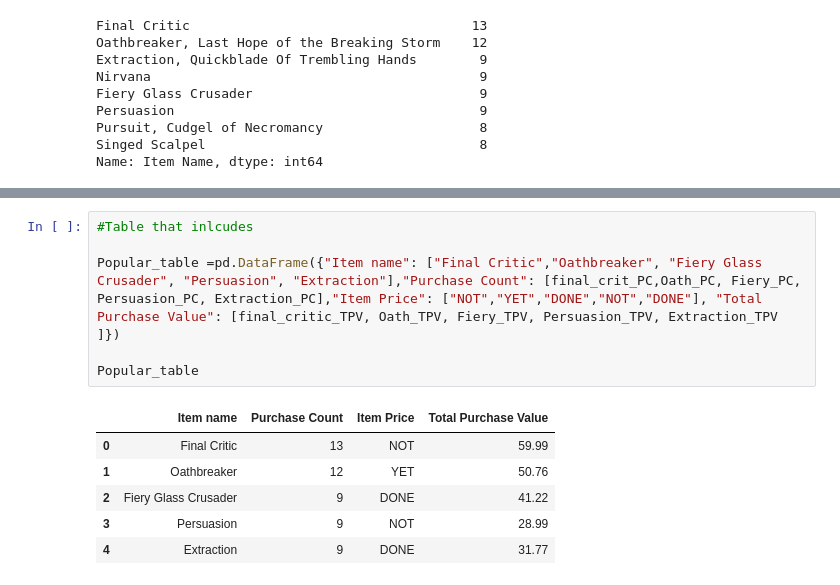
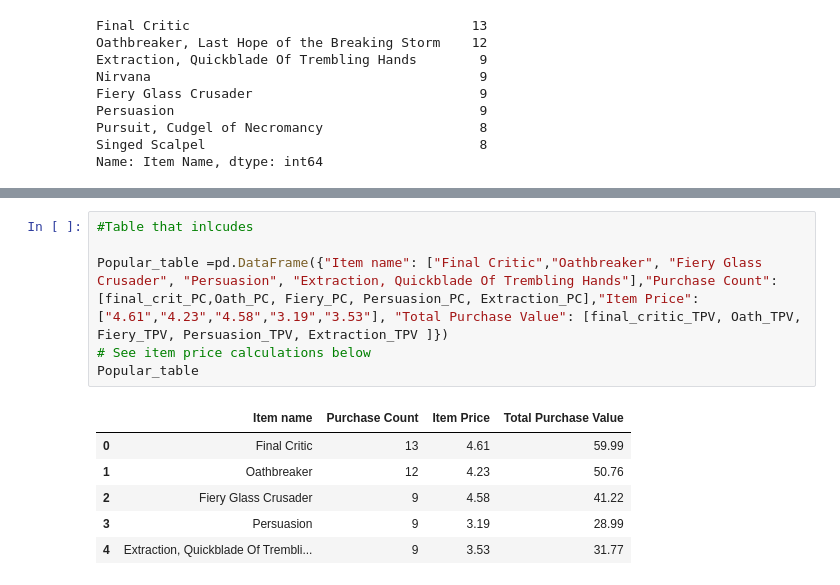
Before and after one commit to Rob397/pandas-challenge, a Jupyter notebook: HeroesOfPymoli/HeroesOfPymoli.ipynb, the cells around one changed output, grey strips where cells are left out. Cells and saved outputs as stored; diff of their text form.

Commit message:
Update HeroesOfPymoli.ipynb
Final table

```diff
--- a/HeroesOfPymoli/HeroesOfPymoli.ipynb
+++ b/HeroesOfPymoli/HeroesOfPymoli.ipynb
@@ -467,13 +479,13 @@ final_critic_IP = final_crit["Price"]
 # %%
 #Table that inlcudes
 
-Popular_table =pd.DataFrame({"Item name": ["Final Critic","Oathbreaker", "Fiery Glass Crusader", "Persuasion", "Extraction"],"Purchase Count": [final_crit_PC,Oath_PC, Fiery_PC, Persuasion_PC, Extraction_PC],"Item Price": ["NOT","YET","DONE","NOT","DONE"], "Total Purchase Value": [final_critic_TPV, Oath_TPV, Fiery_TPV, Persuasion_TPV, Extraction_TPV ]})
-
+Popular_table =pd.DataFrame({"Item name": ["Final Critic","Oathbreaker", "Fiery Glass Crusader", "Persuasion", "Extraction, Quickblade Of Trembling Hands"],"Purchase Count": [final_crit_PC,Oath_PC, Fiery_PC, Persuasion_PC, Extraction_PC],"Item Price": ["4.61","4.23","4.58","3.19","3.53"], "Total Purchase Value": [final_critic_TPV, Oath_TPV, Fiery_TPV, Persuasion_TPV, Extraction_TPV ]})
+# See item price calculations below
 Popular_table
 # %% [output]
 |  | Item name | Purchase Count | Item Price | Total Purchase Value |
-| 0 | Final Critic | 13 | NOT | 59.99 |
-| 1 | Oathbreaker | 12 | YET | 50.76 |
-| 2 | Fiery Glass Crusader | 9 | DONE | 41.22 |
-| 3 | Persuasion | 9 | NOT | 28.99 |
-| 4 | Extraction | 9 | DONE | 31.77 |
+| 0 | Final Critic | 13 | 4.61 | 59.99 |
+| 1 | Oathbreaker | 12 | 4.23 | 50.76 |
+| 2 | Fiery Glass Crusader | 9 | 4.58 | 41.22 |
+| 3 | Persuasion | 9 | 3.19 | 28.99 |
+| 4 | Extraction, Quickblade Of Trembli... | 9 | 3.53 | 31.77 |
```
Also changed, not shown: parts of 4 cells of this notebook.
